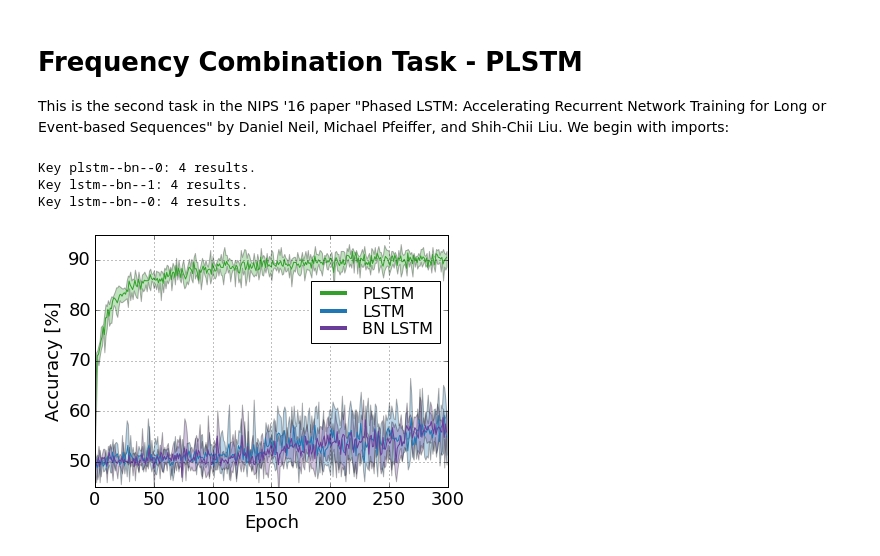
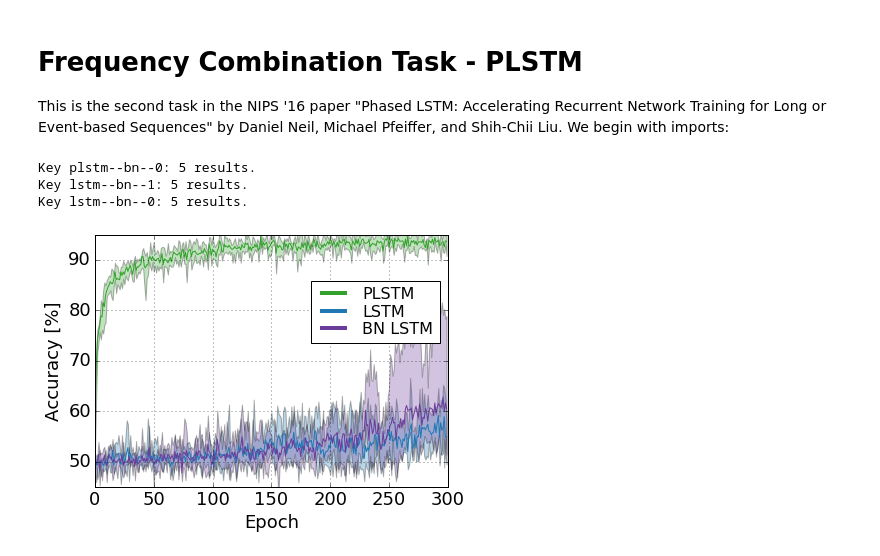
Before and after one commit to dannyneil/public_plstm, a Jupyter notebook: B_Freq_Combo_Task.ipynb, the cells around one changed output. Saved outputs shown, nothing was run; the diff lists cells and outputs as text; code cells hidden in the pictures.

```diff
--- a/B_Freq_Combo_Task.ipynb
+++ b/B_Freq_Combo_Task.ipynb
@@ -48,7 +48,7 @@ results = defaultdict(list)
 
 for result_file in result_files:
     result_attribs = result_file.split('_')
-    net_type_key = '--'.join(result_attribs[4:7])
+    net_type_key = '--'.join(result_attribs[3:6])
     results[net_type_key].append(result_file)
 
 color_dict = {'plstm--bn--0':PLSTM_COLOR, 'lstm--bn--1':LSTM_COLOR, 'lstm--bn--0':BN_LSTM_COLOR}
@@ -58,34 +58,35 @@ fig = plt.figure(figsize=(7,5))
 ax = plt.gca()
 labels = []
 for net_key in results.keys():
     print('Key {}: {} results.'.format(net_key, len(results[net_key])))
     min_line, mean_line, max_line = get_min_mean_max(results[net_key])
     plt.plot(mean_line, color=color_dict[net_key])
     ax.fill_between(range(len(mean_line)), min_line, max_line,
                     facecolor=color_dict[net_key], alpha=0.3)
     labels.append(label_dict[net_key])
 plt.grid(True,which='both')
 plt.xlabel('Epoch')
 plt.ylabel('Accuracy [%]')
 plt.ylim([45, 95])
 leg=plt.legend(labels, loc='upper right', labelspacing=0.15, fontsize=16)
 
 # Change to location of the legend.
 bb = leg.legendPatch.get_bbox()
 yOffset = -0.15
 newY0 = bb.y0 + yOffset
 newY1 = bb.y1 + yOffset
 bb.set_points([[bb.x0,newY0], [bb.x1, newY1]])
 leg.set_bbox_to_anchor(bb)
 
 # set the linewidth of each legend object
 for legobj in leg.legendHandles:
     legobj.set_linewidth(4.0)
 plt.gcf().subplots_adjust(bottom=0.2, left=0.2)
 
 plt.savefig('images/task2_acc.pdf')
+plt.savefig('images/task2_acc.png')
 # %% [output]
-Key plstm--bn--0: 4 results.
-Key lstm--bn--1: 4 results.
-Key lstm--bn--0: 4 results.
+Key plstm--bn--0: 5 results.
+Key lstm--bn--1: 5 results.
+Key lstm--bn--0: 5 results.
-[figure, old version]
+[figure, new version]
```
Also changed, not shown: 8 other files.
